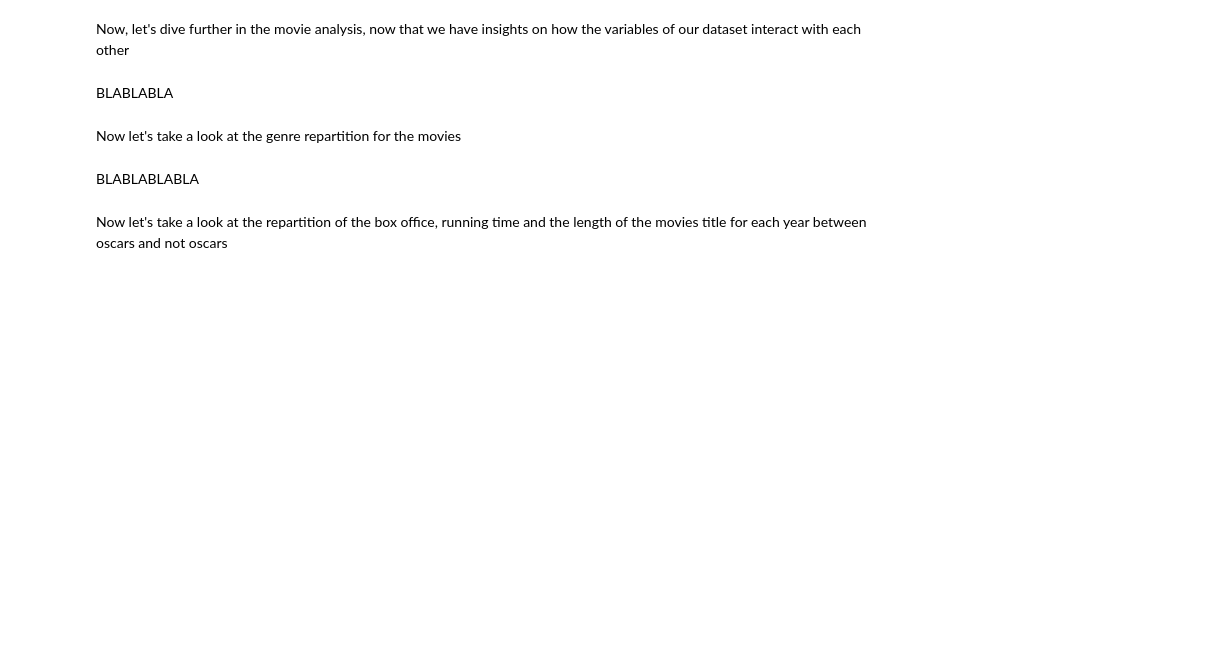
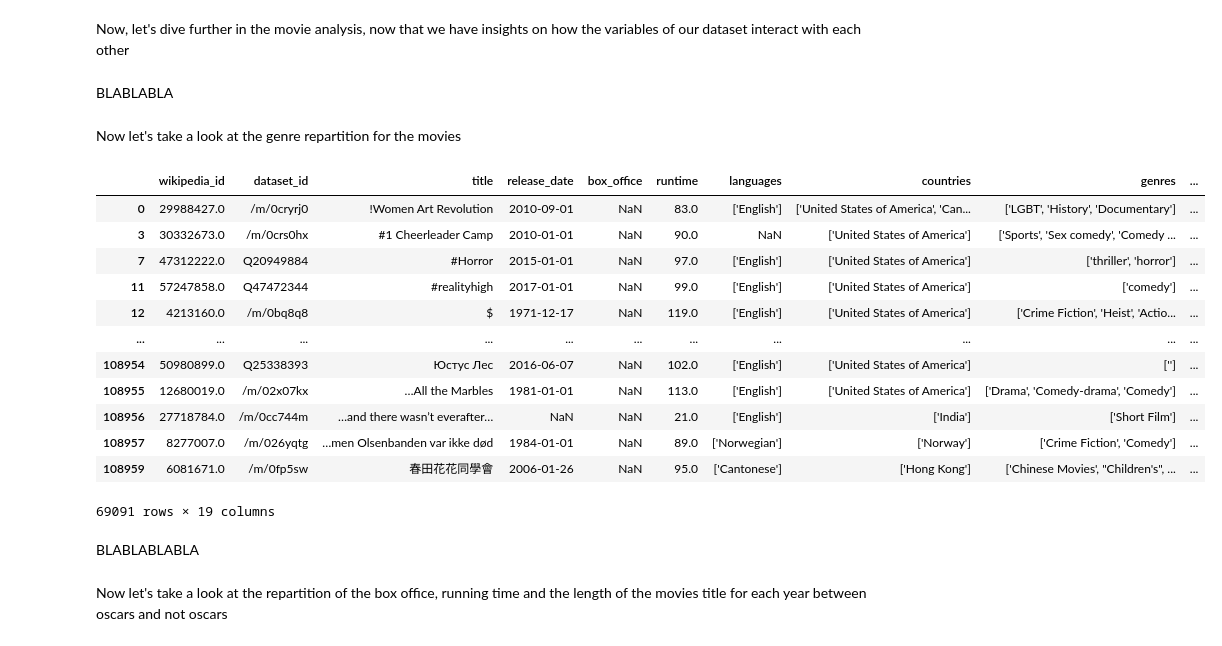
Before and after one commit to epfl-ada/ada-2024-project-5ds, a Jupyter notebook: results.ipynb, the cells around one changed output. Cells and saved outputs as stored; diff of their text form; code cells hidden in the pictures; blank space fills up the shorter version.

```diff
--- a/results.ipynb
+++ b/results.ipynb
@@ -231 +234,17 @@ fig = px.line(cleaned_data.groupby('release_year')['nbOscarReceived'].sum().rese
 fig.show()
+# %%
+run_time_distribution
+# %% [output]
+|  | wikipedia_id | dataset_id | title | release_date | box_office | runtime | languages | countries | genres | ... |
+| 0 | 29988427.0 | /m/0cryrj0 | !Women Art Revolution | 2010-09-01 | NaN | 83.0 | ['English'] | ['United States of America', 'Can... | ['LGBT', 'History', 'Documentary'] | ... |
+| 3 | 30332673.0 | /m/0crs0hx | #1 Cheerleader Camp | 2010-01-01 | NaN | 90.0 | NaN | ['United States of America'] | ['Sports', 'Sex comedy', 'Comedy ... | ... |
+| 7 | 47312222.0 | Q20949884 | #Horror | 2015-01-01 | NaN | 97.0 | ['English'] | ['United States of America'] | ['thriller', 'horror'] | ... |
+| 11 | 57247858.0 | Q47472344 | #realityhigh | 2017-01-01 | NaN | 99.0 | ['English'] | ['United States of America'] | ['comedy'] | ... |
+| 12 | 4213160.0 | /m/0bq8q8 | $ | 1971-12-17 | NaN | 119.0 | ['English'] | ['United States of America'] | ['Crime Fiction', 'Heist', 'Actio... | ... |
+| ... | ... | ... | ... | ... | ... | ... | ... | ... | ... | ... |
+| 108954 | 50980899.0 | Q25338393 | Юстус Лес | 2016-06-07 | NaN | 102.0 | ['English'] | ['United States of America'] | [''] | ... |
+| 108955 | 12680019.0 | /m/02x07kx | …All the Marbles | 1981-01-01 | NaN | 113.0 | ['English'] | ['United States of America'] | ['Drama', 'Comedy-drama', 'Comedy'] | ... |
+| 108956 | 27718784.0 | /m/0cc744m | …and there wasn’t everafter… | NaN | NaN | 21.0 | ['English'] | ['India'] | ['Short Film'] | ... |
+| 108957 | 8277007.0 | /m/026yqtg | …men Olsenbanden var ikke død | 1984-01-01 | NaN | 89.0 | ['Norwegian'] | ['Norway'] | ['Crime Fiction', 'Comedy'] | ... |
+| 108959 | 6081671.0 | /m/0fp5sw | 春田花花同學會 | 2006-01-26 | NaN | 95.0 | ['Cantonese'] | ['Hong Kong'] | ['Chinese Movies', "Children's", ... | ... |
+69091 rows × 19 columns
```
Also changed, not shown: parts of 13 cells of this notebook, 30 other files.
